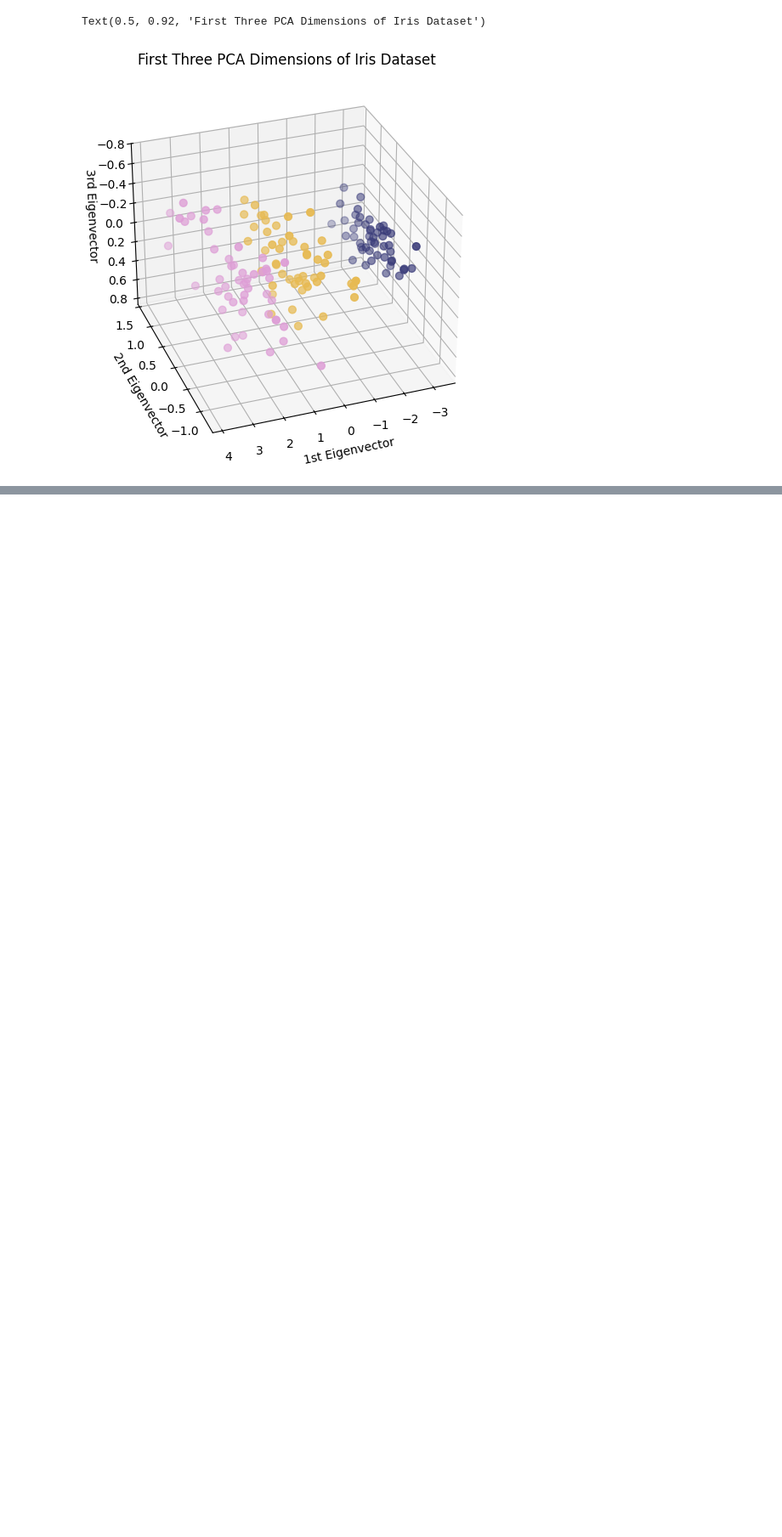
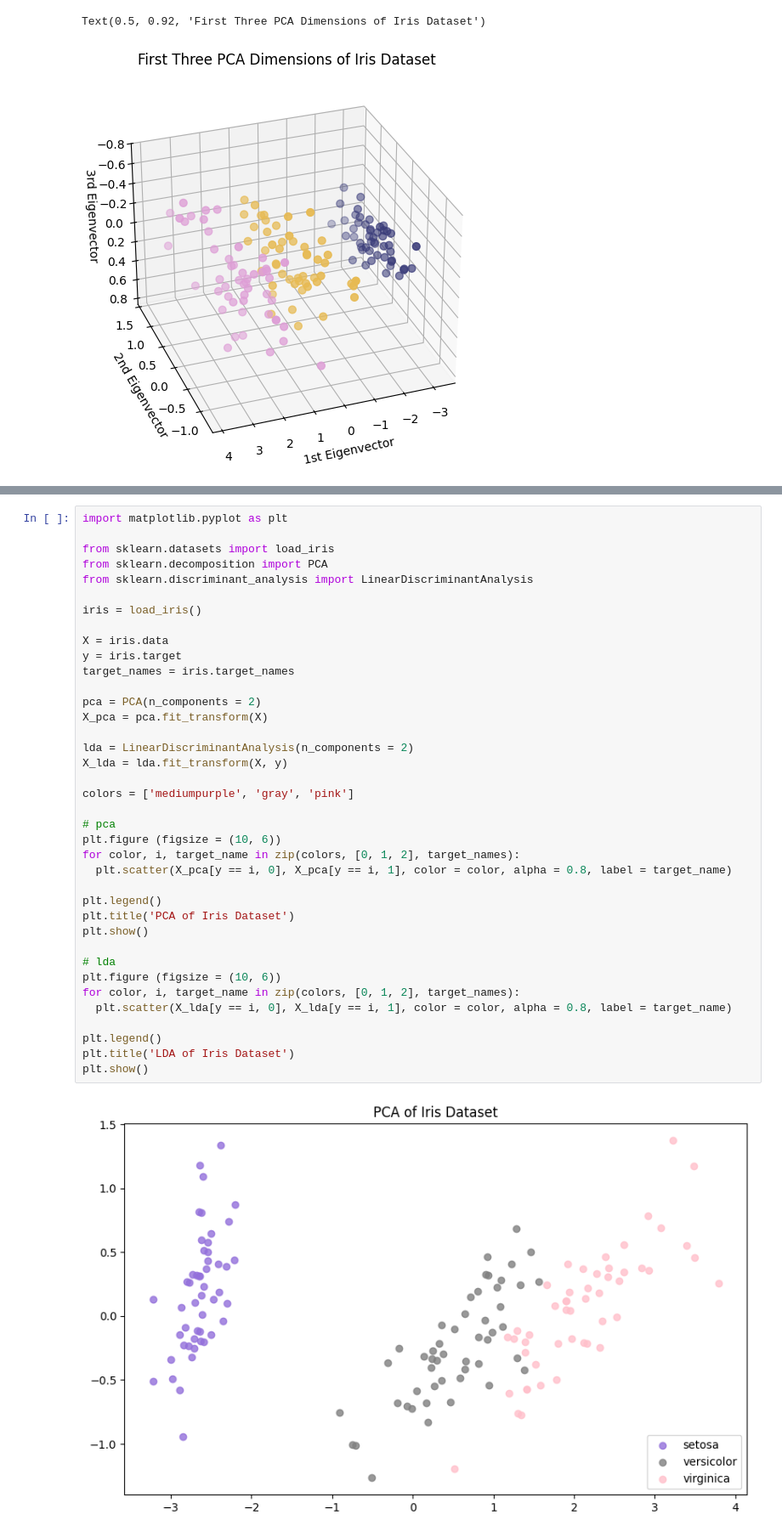
Before and after one commit to sultankeles/MachineLearning, a Jupyter notebook: MachineLearning.ipynb, the cells around one changed output, grey strips where cells are left out. Shown at 85% size. Cells and saved outputs as stored; diff of their text form; blank space fills up the shorter version.

```diff
--- a/MachineLearning.ipynb
+++ b/MachineLearning.ipynb
@@ -1953,0 +1983,40 @@ Text(0.5, 0.92, 'First Three PCA Dimensions of Iris Dataset')
+# %%
+import matplotlib.pyplot as plt
+
+from sklearn.datasets import load_iris
+from sklearn.decomposition import PCA
+from sklearn.discriminant_analysis import LinearDiscriminantAnalysis
+
+iris = load_iris()
+
+X = iris.data
+y = iris.target
+target_names = iris.target_names
+
+pca = PCA(n_components = 2)
+X_pca = pca.fit_transform(X)
+
+lda = LinearDiscriminantAnalysis(n_components = 2)
+X_lda = lda.fit_transform(X, y)
+
+colors = ['mediumpurple', 'gray', 'pink']
+
+# pca
+plt.figure (figsize = (10, 6))
+for color, i, target_name in zip(colors, [0, 1, 2], target_names):
+  plt.scatter(X_pca[y == i, 0], X_pca[y == i, 1], color = color, alpha = 0.8, label = target_name)
+
+plt.legend()
+plt.title('PCA of Iris Dataset')
+plt.show()
+
+# lda
+plt.figure (figsize = (10, 6))
+for color, i, target_name in zip(colors, [0, 1, 2], target_names):
+  plt.scatter(X_lda[y == i, 0], X_lda[y == i, 1], color = color, alpha = 0.8, label = target_name)
+
+plt.legend()
+plt.title('LDA of Iris Dataset')
+plt.show()
+# %% [output]
+[figure, added]
```
Also changed, not shown: parts of 4 cells of this notebook.
